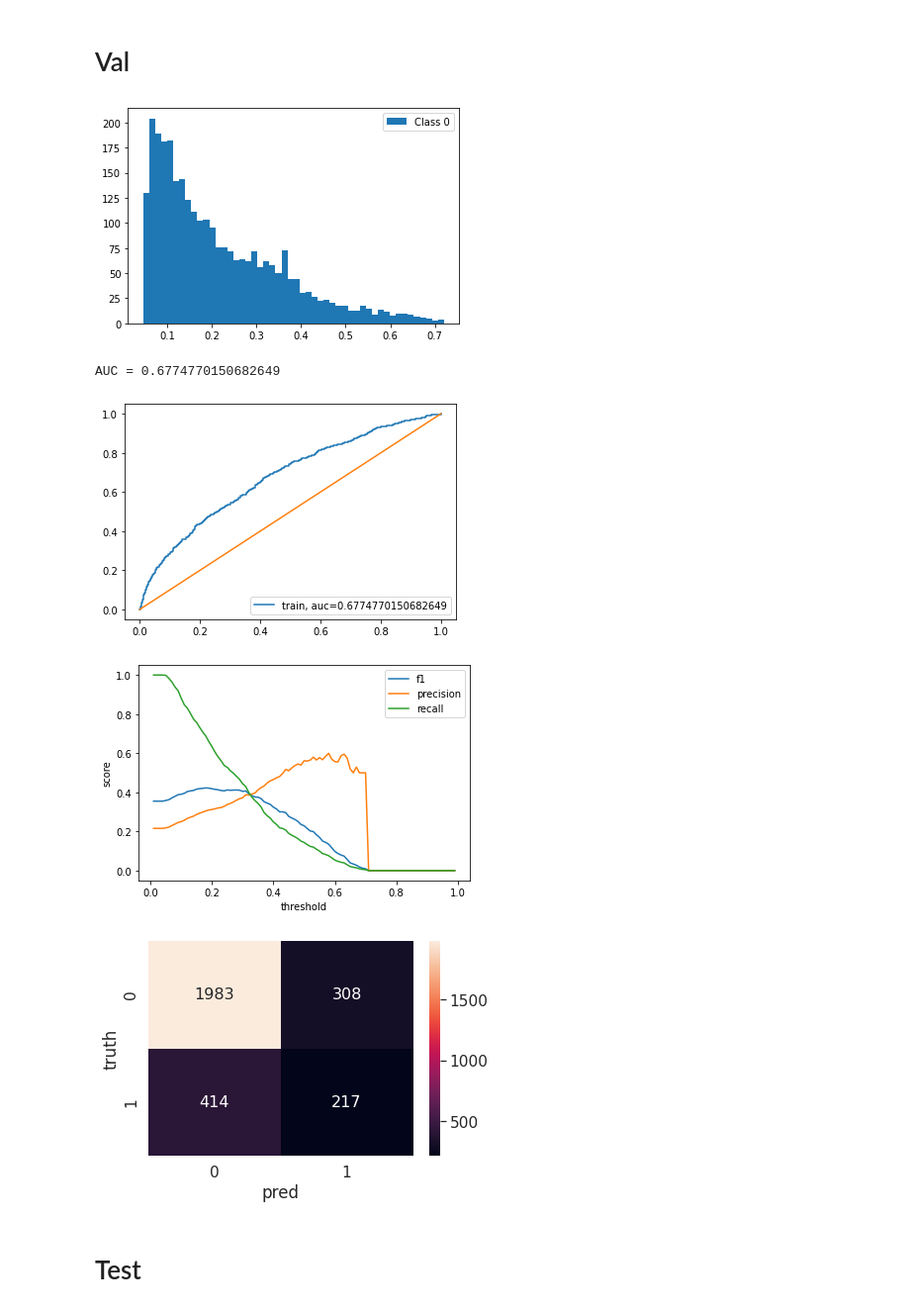
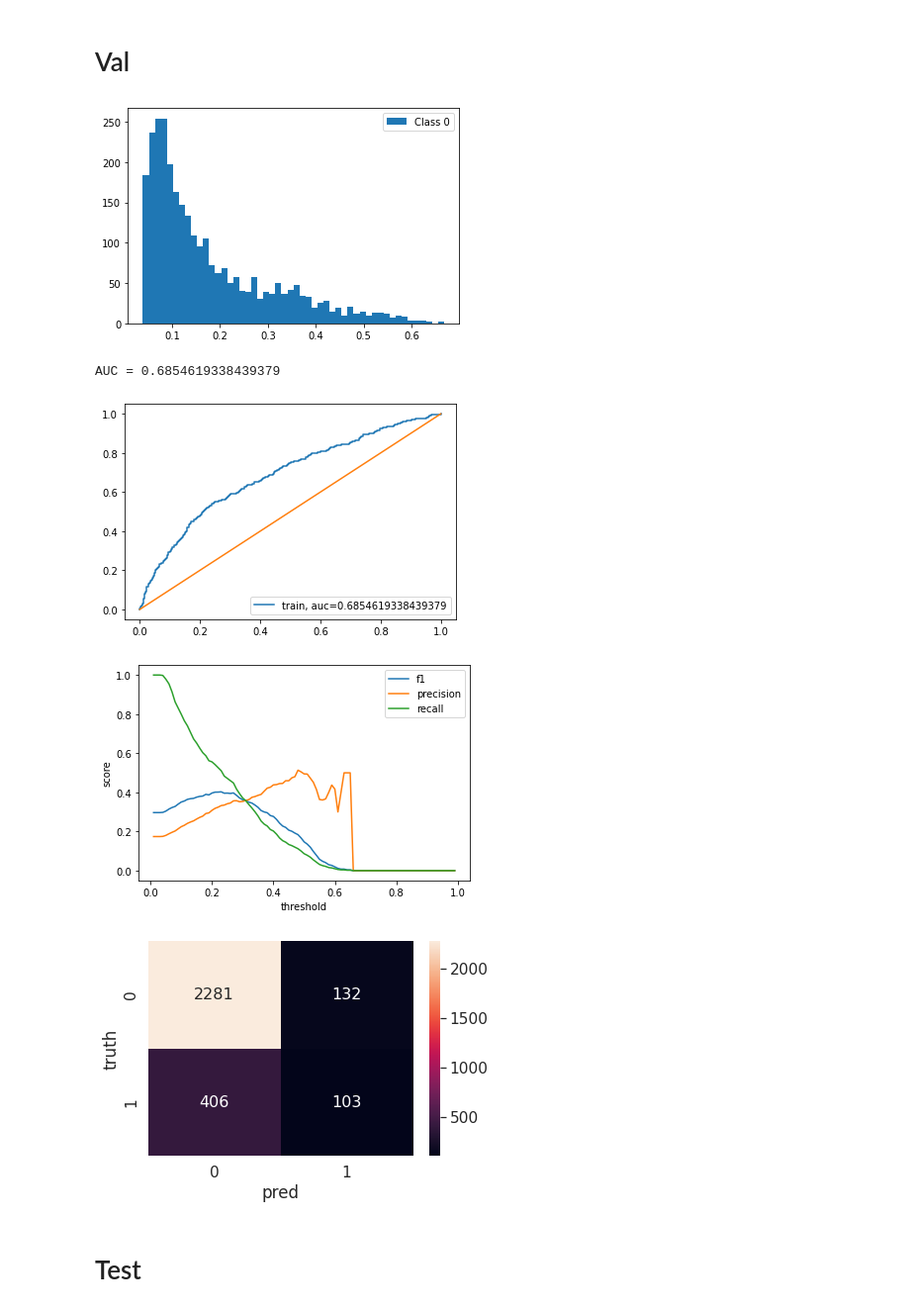
Before and after one commit to MuhammedBuyukkinaci/Bitcoin-Trading, a Jupyter notebook: GRU_Using_Shifted_Target.ipynb, the cells around one changed output. Shown: that part at 99% size. Drawn from its saved outputs; the diff is of its cells as text; code cells hidden in the pictures.

Commit message:
Change ratio defined

```diff
--- a/GRU_Using_Shifted_Target.ipynb
+++ b/GRU_Using_Shifted_Target.ipynb
@@ -25,0 +23,2 @@ import tensorflow as tf
+# %%
+change_ratio = 1.5
@@ -142,7 +143,7 @@ def label_maker(x):
 def create_label(df):
     df['scaled_target'] = (df.iloc[:,-1] - df.iloc[:,-2]) / df.iloc[:,-2]
     df['percentile_target'] = df['scaled_target']*100
-    df['categorical_target_change'] = (df['percentile_target'].abs() > 1.25) *1
+    df['categorical_target_change'] = (df['percentile_target'].abs() > change_ratio) *1
     return df
 # %%
 #data = create_label(data)
@@ -413,5 +411,5 @@ Trainable params: 231,937
 Non-trainable params: 0
 _________________________________________________________________
 # %%
-model.fit(X_train, y_train, epochs =35 , validation_data = (X_val,y_val) ,batch_size = 8, callbacks=[reduce_lr])
+model.fit(X_train, y_train, epochs =15 , validation_data = (X_val,y_val) ,batch_size = 8, callbacks=[reduce_lr])
 # %% [output]
@@ -467,13 +462,13 @@ AUC = 0.7747822983116555
 # %% [markdown]
 # Val
 # %%
-y_val_predicted = model.predict_proba(X_val)[:,0]
+y_val_predicted = model.predict(X_val)[:,0]
 # %%
 plot_prediction_and_auc(y_val_predicted,y_val)
 # %% [output]
-[figure, old version]
+[figure, new version]
-AUC = 0.6774770150682649
+AUC = 0.6854619338439379
-[figure, old version]
+[figure, new version]
 # %%
 def plot_precision_recall_f1(preds,truth):
     f1_list = []
@@ -499,21 +494,21 @@ def plot_precision_recall_f1(preds,truth):
 # %%
 plot_precision_recall_f1(y_val_predicted,y_val)
 # %% [output]
-[figure, old version]
+[figure, new version]
 # %%
-y_val_predicted_class = (y_val_predicted > 0.35) * 1
+y_val_predicted_class = (y_val_predicted > 0.40) * 1
 
 val_cm = confusion_matrix(y_val,y_val_predicted_class)
 
 df_cm = pd.DataFrame(val_cm, range(2), range(2))
 # plt.figure(figsize=(10,7))
 sns.set(font_scale=1.4) # for label size
 sns.heatmap(df_cm, annot=True, annot_kws={"size": 16},fmt='g') # font size
 plt.xlabel('pred')
 plt.ylabel('truth')
 plt.show()
 # %% [output]
-[figure, old version]
+[figure, new version]
 # %% [markdown]
 # Test
 # %%
```
Also changed, not shown: parts of 19 cells of this notebook.
